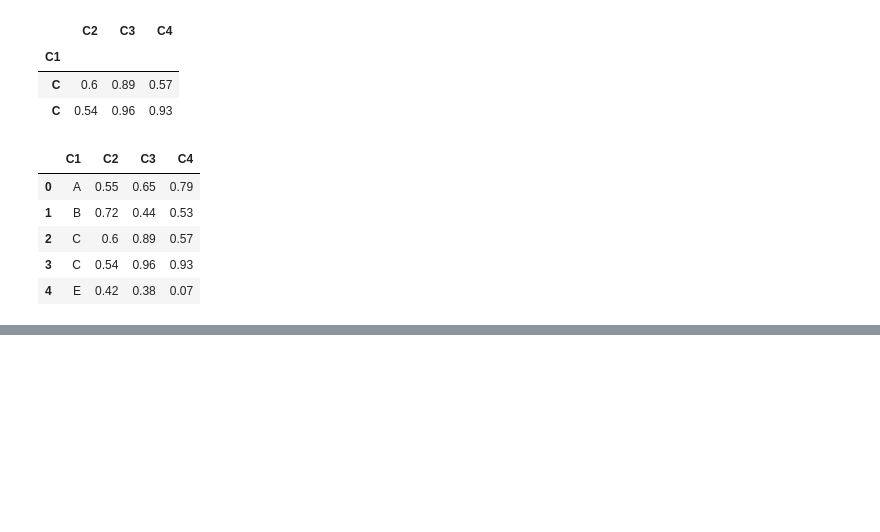
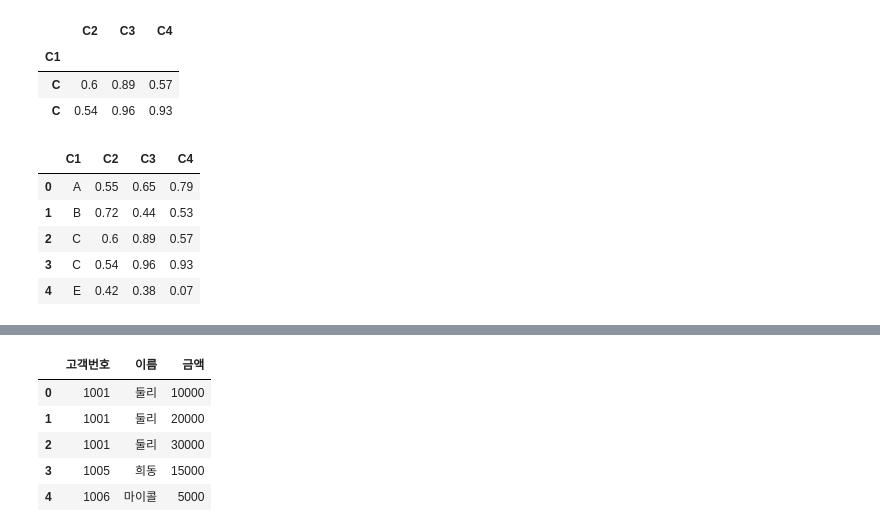
Before and after one commit to deeplog/python, a Jupyter notebook: pandas실습.ipynb, the cells around one changed output, grey strips where cells are left out. Cells and saved outputs as stored; diff of their text form; code cells hidden in the pictures; blank space fills up the shorter version.

```diff
--- a/pandas실습.ipynb
+++ b/pandas실습.ipynb
@@ -435,0 +446,9 @@ df2.reset_index()
+# %%
+pd.merge(df1, df2)
+# %% [output]
+|  | 고객번호 | 이름 | 금액 |
+| 0 | 1001 | 둘리 | 10000 |
+| 1 | 1001 | 둘리 | 20000 |
+| 2 | 1001 | 둘리 | 30000 |
+| 3 | 1005 | 희동 | 15000 |
+| 4 | 1006 | 마이콜 | 5000 |
```
Also changed, not shown: parts of 7 cells of this notebook, 3 other files.
